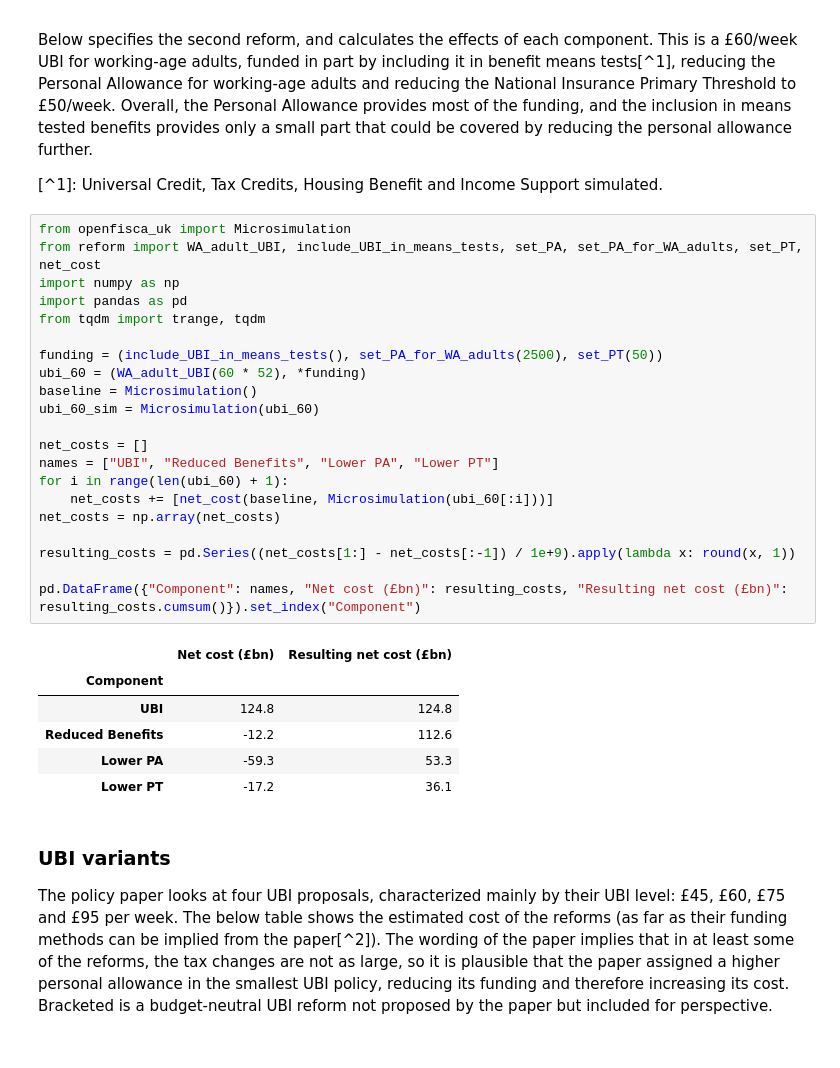
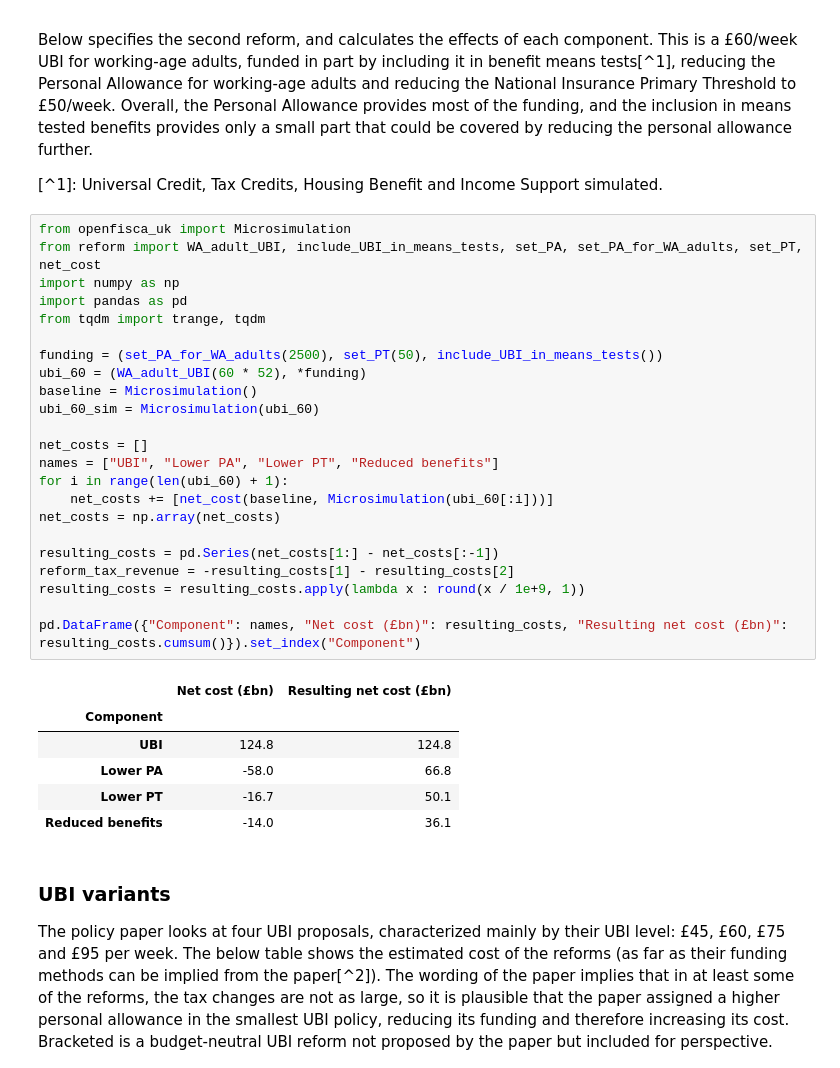
Before and after one commit to nikhilwoodruff/libdem-ubi-analysis, a Jupyter notebook: analysis.ipynb, the cells around one changed output. Cells and saved outputs as stored; diff of their text form.

```diff
--- a/analysis.ipynb
+++ b/analysis.ipynb
@@ -13,31 +13,33 @@ Below specifies the second reform, and calculates the effects of each component.
 # %%
 from openfisca_uk import Microsimulation
 from reform import WA_adult_UBI, include_UBI_in_means_tests, set_PA, set_PA_for_WA_adults, set_PT, net_cost
 import numpy as np
 import pandas as pd
 from tqdm import trange, tqdm
 
-funding = (include_UBI_in_means_tests(), set_PA_for_WA_adults(2500), set_PT(50))
+funding = (set_PA_for_WA_adults(2500), set_PT(50), include_UBI_in_means_tests())
 ubi_60 = (WA_adult_UBI(60 * 52), *funding)
 baseline = Microsimulation()
 ubi_60_sim = Microsimulation(ubi_60)
 
 net_costs = []
-names = ["UBI", "Reduced Benefits", "Lower PA", "Lower PT"]
+names = ["UBI", "Lower PA", "Lower PT", "Reduced benefits"]
 for i in range(len(ubi_60) + 1):
     net_costs += [net_cost(baseline, Microsimulation(ubi_60[:i]))]
 net_costs = np.array(net_costs)
 
-resulting_costs = pd.Series((net_costs[1:] - net_costs[:-1]) / 1e+9).apply(lambda x: round(x, 1))
+resulting_costs = pd.Series(net_costs[1:] - net_costs[:-1])
+reform_tax_revenue = -resulting_costs[1] - resulting_costs[2]
+resulting_costs = resulting_costs.apply(lambda x : round(x / 1e+9, 1))
 
 pd.DataFrame({"Component": names, "Net cost (£bn)": resulting_costs, "Resulting net cost (£bn)": resulting_costs.cumsum()}).set_index("Component")
 # %% [output]
 |  | Net cost (£bn) | Resulting net cost (£bn) |
 | Component |  |  |
 | UBI | 124.8 | 124.8 |
-| Reduced Benefits | -12.2 | 112.6 |
-| Lower PA | -59.3 | 53.3 |
-| Lower PT | -17.2 | 36.1 |
+| Lower PA | -58.0 | 66.8 |
+| Lower PT | -16.7 | 50.1 |
+| Reduced benefits | -14.0 | 36.1 |
 # %% [markdown]
 ### UBI variants
 
```
Also changed, not shown: parts of 1 cell of this notebook.
